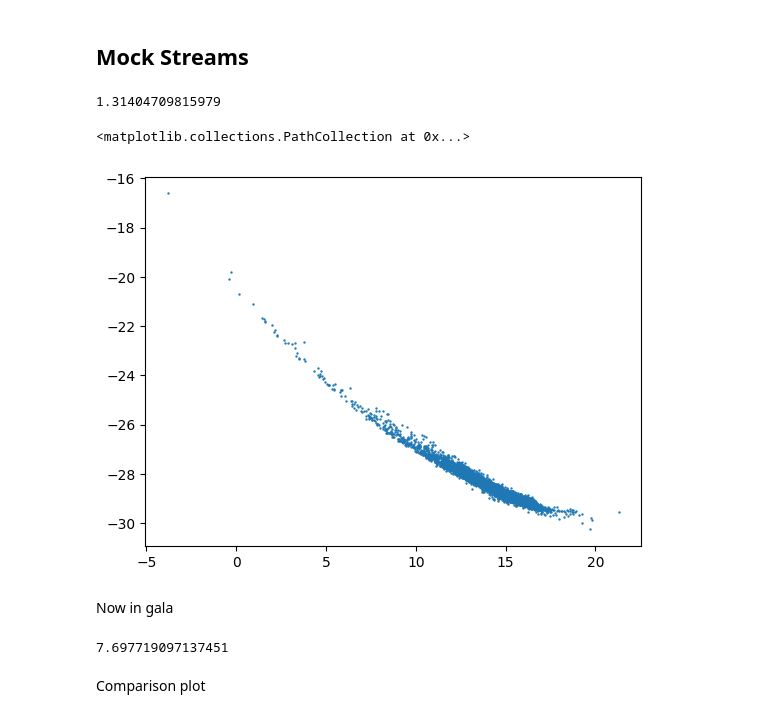
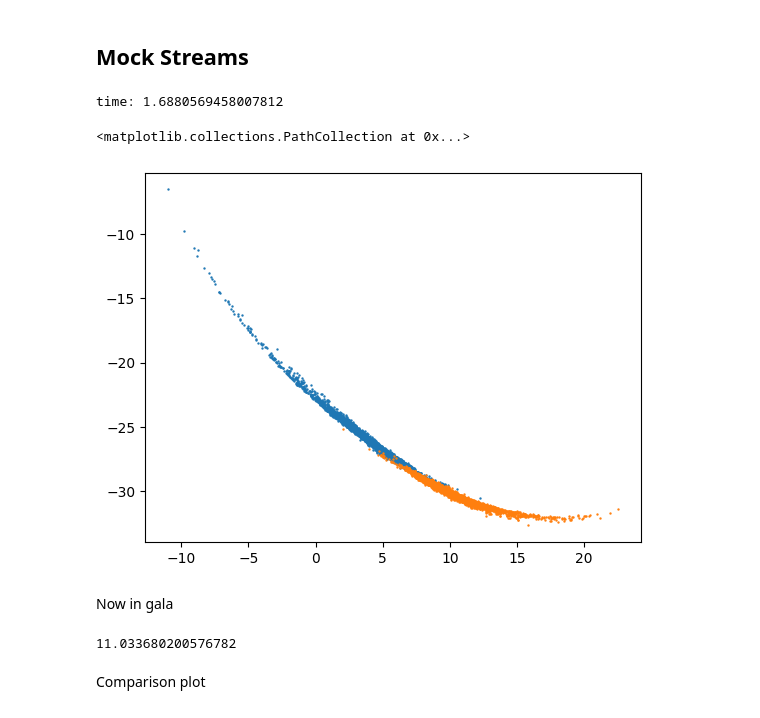
Before and after one commit to GalacticDynamics/galax, a Jupyter notebook: notebooks/example.ipynb, the cells around one changed output. Cells and saved outputs as stored; diff of their text form; code cells hidden in the pictures.

```diff
--- a/notebooks/example.ipynb
+++ b/notebooks/example.ipynb
@@ -70,20 +33,18 @@ H = gp.Hamiltonian(pot_gala)
 # %% [markdown]
 ## Integrating Orbits
 # %%
-# Galdynamix doesn't yet have full unit support
+# Stripping times
+t_i = 0.0
+t_f = 4_000  # Myr
+n_release = 8_000
+ts = xp.linspace(t_i, t_f, n_release, dtype=float) * u.Myr
 
-t0 = 0.0
-dt = 0.5
-n_steps = 8_000  # 8_000#8_000
-w0 = jnp.array(
+# Initial conditions
+w0 = xp.asarray(
     [
-        30.0,
-        10.0,
-        20,
-        (10 * u.km / u.s).decompose(usys).value,
-        (-150 * u.km / u.s).decompose(usys).value,
-        (-20 * u.km / u.s).decompose(usys).value,
-    ]
+        x.decompose(galactic).value
+        for x in [*(30, 10, 20) * u.kpc, *(10, -150, -20) * u.km / u.s]
+    ],
+    dtype=float,
 )
-ts = jnp.arange(t0, t0 + dt * n_steps + dt / 10.0, dt)
 # %%
@@ -141,14 +102,15 @@ start = time.time()
 end = time.time()
 print("time:", end - start)
 
-jax_stream_model = np.vstack([lead_arm, trail_arm])
+jax_stream = np.vstack([lead_arm.qp, trail_arm.qp])
 # %% [output]
-1.31404709815979
+time: 1.6880569458007812
 # %%
-plt.scatter(lead_arm[:, 0], lead_arm[:, 1], s=0.5, rasterized=True)
+plt.scatter(lead_arm.q[:, 0], lead_arm.q[:, 1], s=0.5, rasterized=True)
+plt.scatter(trail_arm.q[:, 0], trail_arm.q[:, 1], s=0.5, rasterized=True)
 # %% [output]
 <matplotlib.collections.PathCollection at 0x...>
-[figure, old version]
+[figure, new version]
 # %% [markdown]
 Now in gala
 # %%
@@ -157,13 +119,13 @@ prog_mass = M_sat * u.Msun
 gen = ms.MockStreamGenerator(df, H)
 start = time.time()
 
-stream, prog = gen.run(
+gala_stream, prog = gen.run(
     w0_gala, prog_mass, t=np.array(ts) * u.Myr, release_every=1, n_particles=1
 )
 end = time.time()
 print(end - start)
 # %% [output]
-7.697719097137451
+11.033680200576782
 # %% [markdown]
 Comparison plot
 # %%
```
Also changed, not shown: parts of 19 cells of this notebook, 3 other files.
